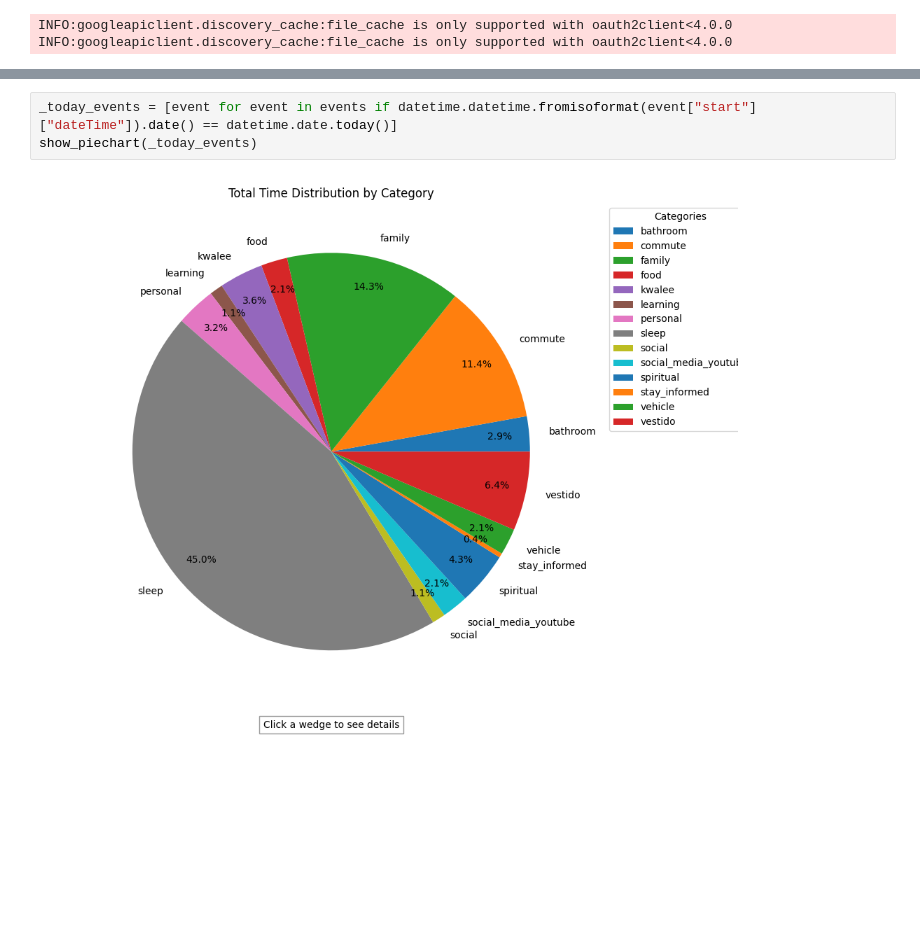
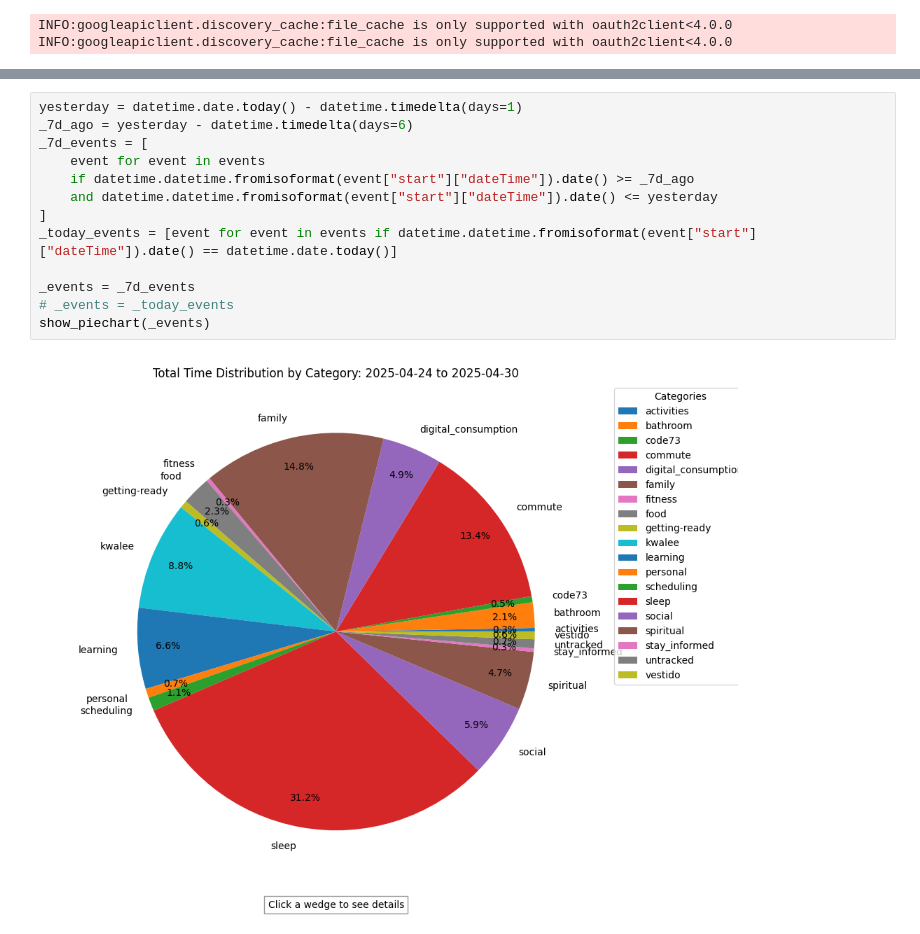
Before and after one commit to fahimalizain/calendar-ipynb, a Jupyter notebook: calendar_ipynb/main.ipynb, the cells around one changed output, grey strips where cells are left out. Drawn from its saved outputs; the diff is of its cells as text; blank space fills up the shorter version.

```diff
--- a/calendar_ipynb/main.ipynb
+++ b/calendar_ipynb/main.ipynb
@@ -99,5 +105,15 @@ show_piechart(events)
-# %%
-_today_events = [event for event in events if datetime.datetime.fromisoformat(event["start"]["dateTime"]).date() == datetime.date.today()]
-show_piechart(_today_events)
-# %% [output]
-[figure, removed]
+# %%
+yesterday = datetime.date.today() - datetime.timedelta(days=1)
+_7d_ago = yesterday - datetime.timedelta(days=6)
+_7d_events = [
+    event for event in events
+    if datetime.datetime.fromisoformat(event["start"]["dateTime"]).date() >= _7d_ago
+    and datetime.datetime.fromisoformat(event["start"]["dateTime"]).date() <= yesterday
+]
+_today_events = [event for event in events if datetime.datetime.fromisoformat(event["start"]["dateTime"]).date() == datetime.date.today()]
+
+_events = _7d_events
+# _events = _today_events
+show_piechart(_events)
+# %% [output]
+[figure, added]
```
Also changed, not shown: parts of 7 cells of this notebook, 5 other files.
